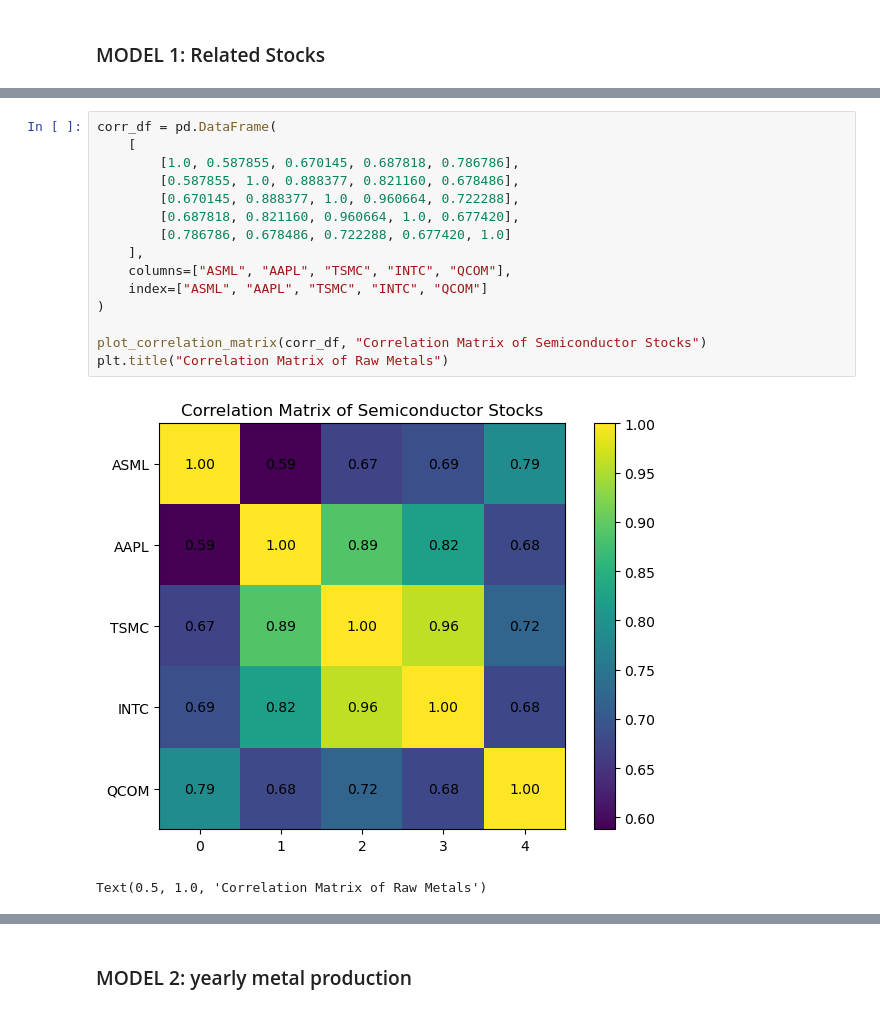
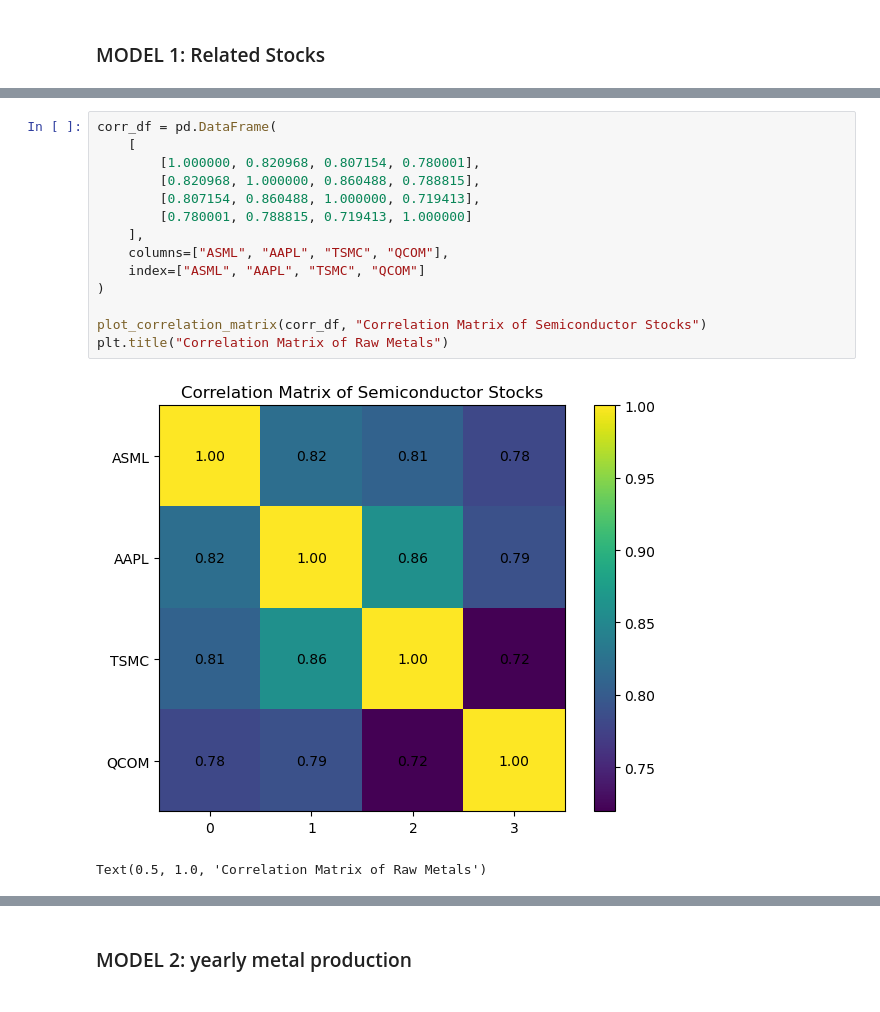
Before and after one commit to R1B0PR07008/School-Public, a Jupyter notebook: Extended Essay/Clean Data Fixed from Model 7.ipynb, the cells around one changed output, grey strips where cells are left out. Drawn from its saved outputs; the diff is of its cells as text.

```diff
--- a/Extended Essay/Clean Data Fixed from Model 7.ipynb
+++ b/Extended Essay/Clean Data Fixed from Model 7.ipynb
@@ -432,20 +528,19 @@ corr_df
 # %%
 corr_df = pd.DataFrame(
     [
-        [1.0, 0.587855, 0.670145, 0.687818, 0.786786],
-        [0.587855, 1.0, 0.888377, 0.821160, 0.678486],
-        [0.670145, 0.888377, 1.0, 0.960664, 0.722288],
-        [0.687818, 0.821160, 0.960664, 1.0, 0.677420],
-        [0.786786, 0.678486, 0.722288, 0.677420, 1.0]
+        [1.000000, 0.820968, 0.807154, 0.780001],
+        [0.820968, 1.000000, 0.860488, 0.788815],
+        [0.807154, 0.860488, 1.000000, 0.719413],
+        [0.780001, 0.788815, 0.719413, 1.000000]
     ],
-    columns=["ASML", "AAPL", "TSMC", "INTC", "QCOM"],
-    index=["ASML", "AAPL", "TSMC", "INTC", "QCOM"]
+    columns=["ASML", "AAPL", "TSMC", "QCOM"],
+    index=["ASML", "AAPL", "TSMC", "QCOM"]
 )
 
 plot_correlation_matrix(corr_df, "Correlation Matrix of Semiconductor Stocks")
 plt.title("Correlation Matrix of Raw Metals")
 # %% [output]
-[figure, old version]
+[figure, new version]
 Text(0.5, 1.0, 'Correlation Matrix of Raw Metals')
 [figure]
 # %%
```
Also changed, not shown: parts of 117 cells of this notebook, 24 other files.
